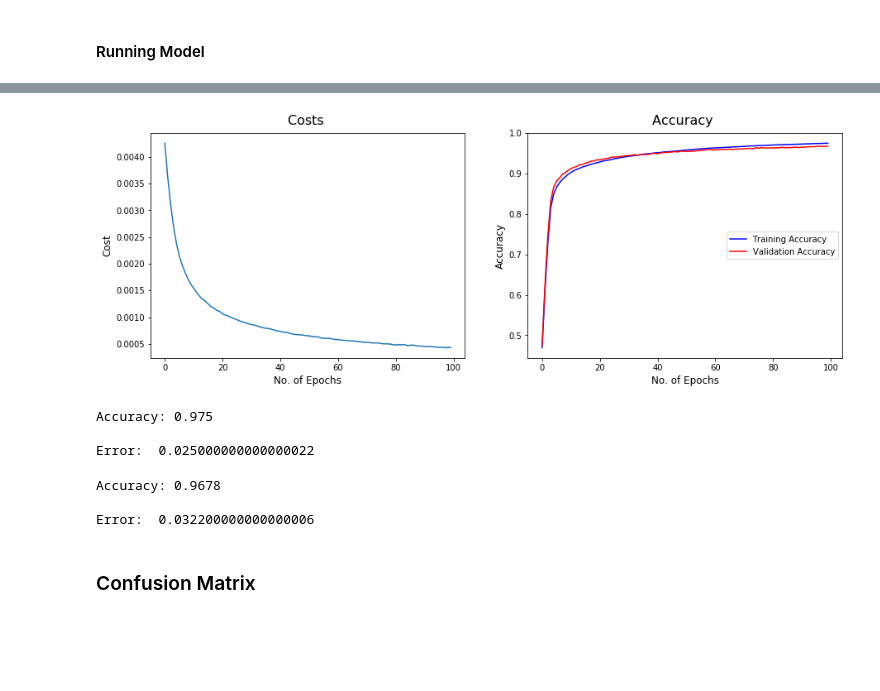
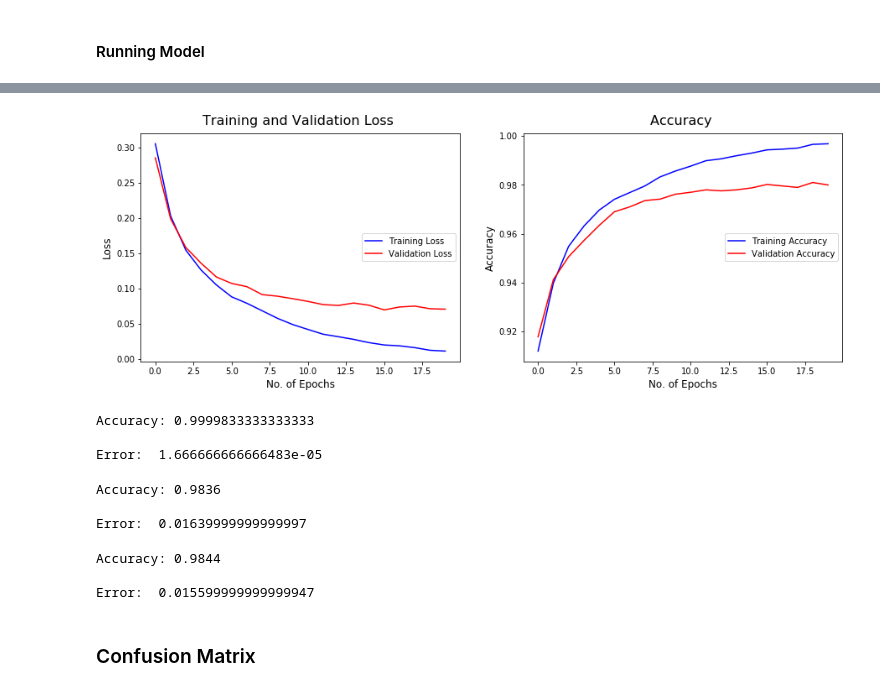
Before and after one commit to kattelsameer/HandWritten-Digit-Recognition-using-Deep-Learning, a Jupyter notebook: 7. Final Model/Final Model.ipynb, the cells around one changed output, grey strips where cells are left out. Cells and saved outputs as stored; diff of their text form; code cells hidden in the pictures; blank space fills up the shorter version.

Commit message:
prediction and loss visualization optimized

```diff
--- a/7. Final Model/Final Model.ipynb
+++ b/7. Final Model/Final Model.ipynb
@@ -465,17 +466,21 @@ def predict(X,y,parameters):
 # %% [markdown]
 #### Visualizing the costs and accuracy for model analysis
 # %%
-def visualize_training_results(cost, train_accs, val_accs):
+def visualize_training_results(train_accs, val_accs, train_loss, val_loss):
 
     #creating subplots
     fig, axes = plt.subplots(nrows=1, ncols = 2,figsize=(15,5))
     fig.subplots_adjust(wspace=.2)
 
 
-    axes[0].plot(np.squeeze(cost))
-    axes[0].set_title("Costs " , fontsize = 16, pad = 10)
+#     axes[0].plot(np.squeeze(cost), label = 'Cost', color ='green')
+    axes[0].plot(np.squeeze(train_loss), label = 'Training Loss', color = 'blue')
+    axes[0].plot(np.squeeze(val_loss), label = 'Validation Loss', color = 'red')
+    axes[0].legend(loc='center right')
+
+    axes[0].set_title("Training and Validation Loss " , fontsize = 16, pad = 10)
     axes[0].set_xlabel("No. of Epochs", fontsize = 12)
-    axes[0].set_ylabel("Cost", fontsize = 12)
+    axes[0].set_ylabel("Loss", fontsize = 12)
 
     axes[1].plot(np.squeeze(train_accs), label = 'Training Accuracy', color = 'blue')
     axes[1].plot(np.squeeze(val_accs), label = 'Validation Accuracy', color = 'red')
@@ -504,6 +509,8 @@ def train(X_train, Y_train, X_dev, Y_dev, layers_dim, hyperParams, initializatio
     costs = []      # keep track of epoch cost
     train_accs = []  # keep track of training accuracy
     val_accs = []     # keep track of Validation accuracy
+    train_losses = []  # keep track of training loss
+    val_losses = []     # keep track of Validation loss
 
     if optimizer == 'sgd':
         mini_batch_size = 1
@@ -525,7 +532,7 @@ def train(X_train, Y_train, X_dev, Y_dev, layers_dim, hyperParams, initializatio
     for i in range(0, num_epoch):
         seed += 1
         minibatches = rand_mini_batches(X_train, Y_train, mini_batch_size, seed)
-        epoch_cost = 0
+        batch_cost = []
         toc = time.time() # for calculating time of an epoch cycle
 
         for minibatch in minibatches:
@@ -536,8 +543,8 @@ def train(X_train, Y_train, X_dev, Y_dev, layers_dim, hyperParams, initializatio
             AL, caches, dropout_masks = forward_prop(minibatch_X, parameters, keep_probs = keep_probs, regularizer = regularizer)
 
             #Computing cross entropy cost
-            epoch_cost += softmax_cross_entropy_cost(AL, minibatch_Y, caches, lambd = lambd, regularizer = regularizer) #accumulating the batch costs
-
+            cross_entropy_cost = softmax_cross_entropy_cost(AL, minibatch_Y, caches, lambd = lambd, regularizer = regularizer) #accumulating the batch costs
+            batch_cost.append(cross_entropy_cost)
             #Backward Propagation
             grads = backward_prop(AL, minibatch_Y, caches, dropout_masks = dropout_masks, keep_probs = keep_probs, lambd = lambd, regularizer = regularizer)
 
@@ -545,31 +552,30 @@ def train(X_train, Y_train, X_dev, Y_dev, layers_dim, hyperParams, initializatio
             t += 1
             parameters, v, s = update_parameters(parameters, grads, learning_rate, optimizer = optimizer, beta1 = b1, beta2 = b2,  epsilon = ep, v = v, s = s, t = t)
 
-        if optimizer == 'bgd':
-            epoch_cost_avg = epoch_cost
-        else:
-            epoch_cost_avg = epoch_cost / m
-        costs.append(epoch_cost_avg)
+        epoch_cost = np.mean(batch_cost)
+        costs.append(epoch_cost)
 
         #computing and accumulating training and validation accuracy
-        _,_,train_acc = predict(X_train, Y_train, parameters)
-        _,_,val_acc= predict(X_dev, Y_dev, parameters)
+        _,_,train_acc,train_loss = predict(X_train, Y_train, parameters)
+        _,_,val_acc, val_loss= predict(X_dev, Y_dev, parameters)
         train_accs.append(train_acc)
         val_accs.append(val_acc)
+        train_losses.append(train_loss)
+        val_losses.append(val_loss)
 
         tic = time.time()  # for calculating epoch time
-        epoch_time = 1000*(tic-toc)
+        epoch_time = (tic-toc)
 
-        print("\nEpoch: %d/%d == Time Taken: %f ms"%(i, num_epoch, epoch_time))
-        print ("\t== Cost: %f || Training acc: %.6f || Val acc: %.6f || Val loss: %.6f"%(epoch_cost_avg,train_acc,val_acc,1-val_acc))
+        print("\nEpoch: %d/%d "%(i, num_epoch))
+        print ("== Time: %.2f s || loss: %.4f || Training acc: %.4f || Val loss: %.4f || Val acc: %.4f "%(epoch_time, train_loss, train_acc, val_loss, val_acc))
 
-    visualize_training_results(costs, train_accs, val_accs)
+    visualize_training_results(train_accs, val_accs, train_losses, val_losses)
 
     return parameters
 # %% [markdown]
 #### Running Model
 # %%
-layers_dim = init_layers(train_x_norm, train_y_encoded, hidden_layers = [64,32,16])
-hyperParams = init_hyperParams(alpha = 0.0001, num_epoch = 100, mini_batch_size = 512,lambd = 0.7,keep_probs = [0.8,0.8,0.8])
+layers_dim = init_layers(train_x_norm, train_y_encoded, hidden_layers = [512,512,128,64])
+hyperParams = init_hyperParams(alpha = 0.0001, num_epoch = 20, mini_batch_size = 128,lambd = 0.7,keep_probs = [0.8,0.8,1,1])
 parameters = train(train_x_norm, train_y_encoded,dev_x_norm, dev_y_encoded,layers_dim, hyperParams, initialization = "he", optimizer = 'adam',regularizer = 'dropout')
 # %% [output]
@@ -593,24 +599,28 @@ Epoch: 99/100 == Time Taken: 878.865480 ms
-[figure, old version]
+[figure, new version]
 # %%
-predicted_labels_train, prediction_prob_train,train_acc = predict(train_x_norm, train_y_encoded,parameters)
+predicted_labels_train, prediction_prob_train,train_acc,_ = predict(train_x_norm, train_y_encoded,parameters)
 print("\nAccuracy: "  + str(train_acc))
 print("\nError:\t"+str(1-train_acc))
 # %% [output]
-Accuracy: 0.975
+Accuracy: 0.9999833333333333
 
-Error:  0.025000000000000022
+Error:  1.666666666666483e-05
 # %%
-predicted_labels_dev, prediction_prob_prob,dev_acc = predict(dev_x_norm, dev_y_encoded,parameters)
+predicted_labels_dev, prediction_prob_prob,dev_acc, _ = predict(dev_x_norm, dev_y_encoded,parameters)
 print("\nAccuracy: "  + str(dev_acc))
 print("\nError:\t"+str(1-dev_acc))
 # %% [output]
-Accuracy: 0.9678
+Accuracy: 0.9836
 
-Error:  0.032200000000000006
+Error:  0.01639999999999997
 # %%
-predicted_labels_test, prediction_prob_prob,test_acc = predict(test_x_norm, test_y_encoded,parameters)
+predicted_labels_test, prediction_prob_prob,test_acc,_ = predict(test_x_norm, test_y_encoded,parameters)
 print("\nAccuracy: "  + str(test_acc))
 print("\nError:\t"+str(1-test_acc))
+# %% [output]
+Accuracy: 0.9844
+
+Error:  0.015599999999999947
 # %% [markdown]
 ### Confusion Matrix
 # %%
```
Also changed, not shown: parts of 16 cells of this notebook.
